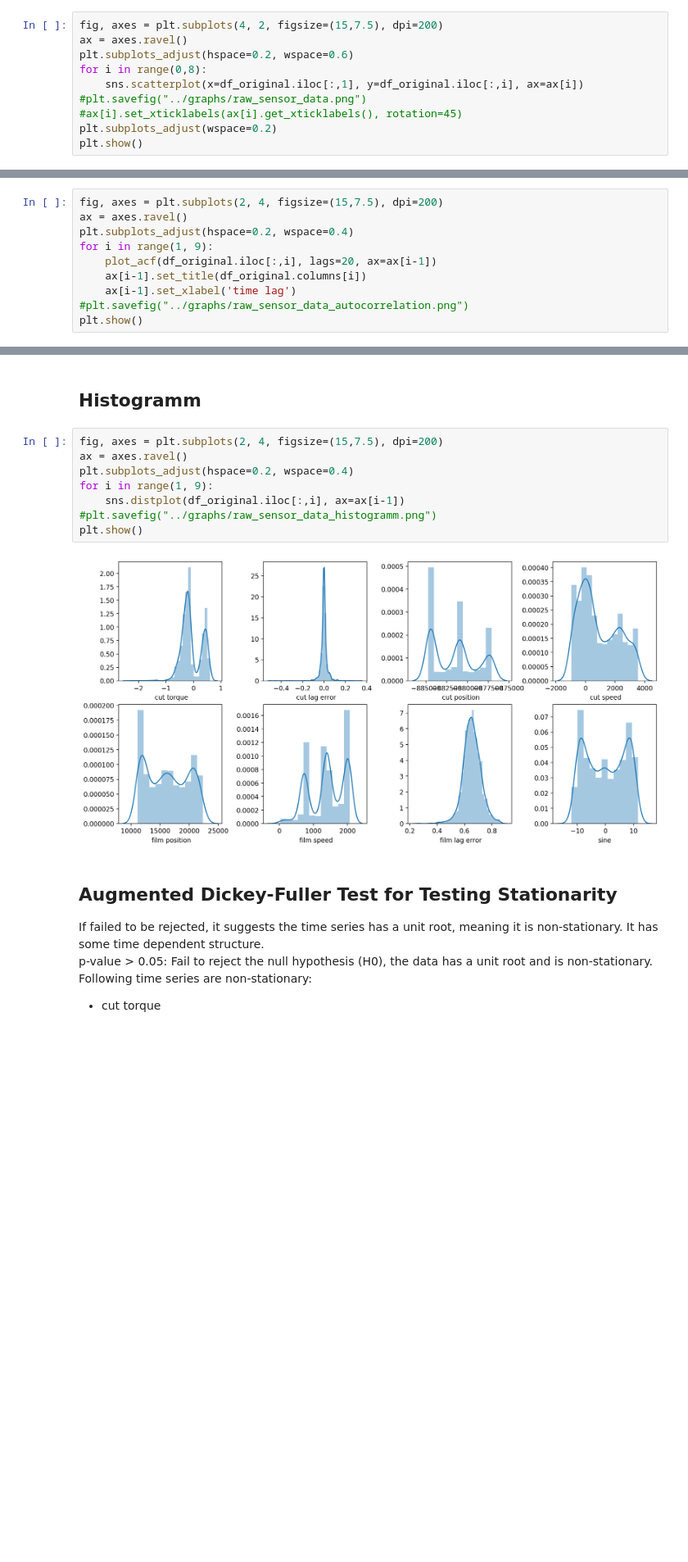
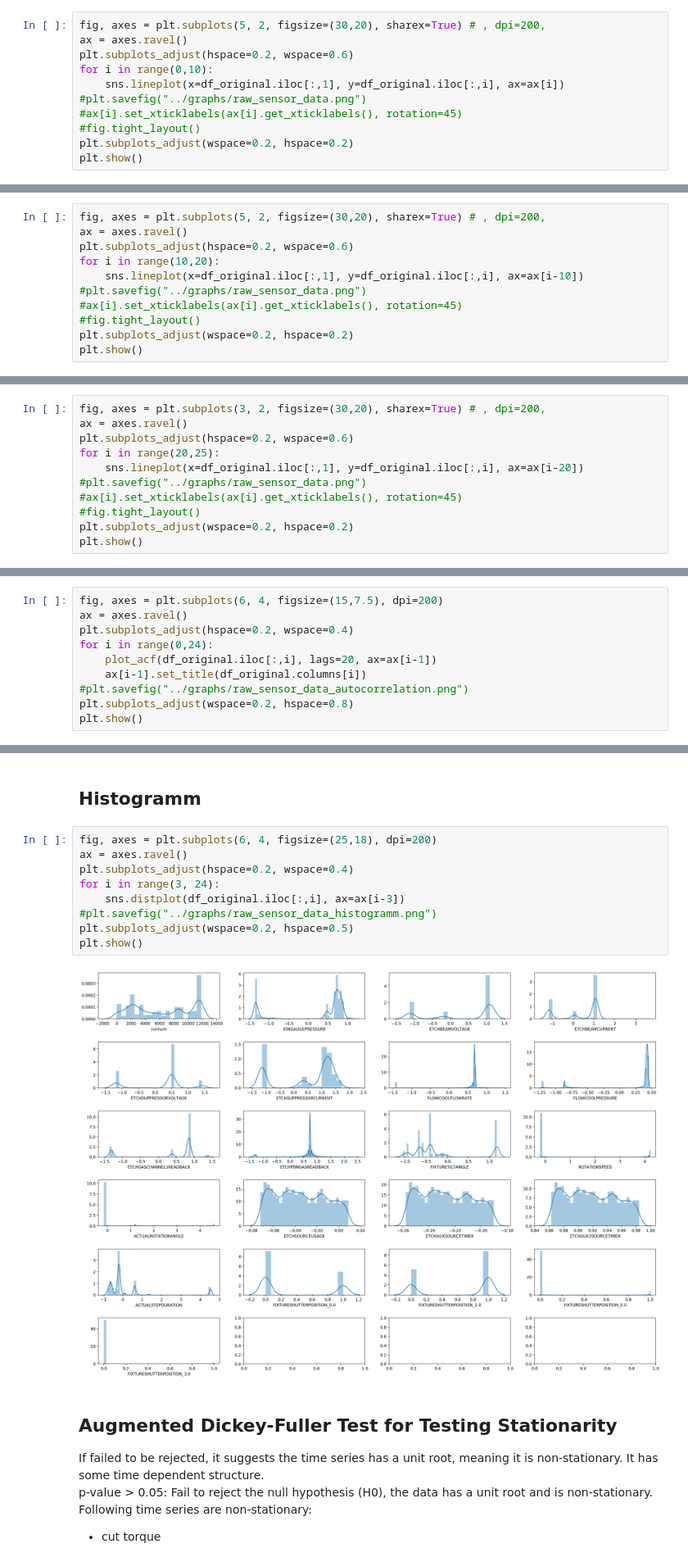
Before and after one commit to carlov93/predictive_maintenance, a Jupyter notebook: src/visualisation/raw_data/raw_sensor_phm.ipynb, the cells around one changed output, grey strips where cells are left out. Shown at 82% size. Saved outputs shown, nothing was run; the diff lists cells and outputs as text; blank space fills up the shorter version.

```diff
--- a/src/visualisation/raw_data/raw_sensor_phm.ipynb
+++ b/src/visualisation/raw_data/raw_sensor_phm.ipynb
@@ -24,11 +39,12 @@ df_original.shape
 # %%
-fig, axes = plt.subplots(4, 2, figsize=(15,7.5), dpi=200)
+fig, axes = plt.subplots(5, 2, figsize=(30,20), sharex=True) # , dpi=200,
 ax = axes.ravel()
 plt.subplots_adjust(hspace=0.2, wspace=0.6)
-for i in range(0,8):
-    sns.scatterplot(x=df_original.iloc[:,1], y=df_original.iloc[:,i], ax=ax[i])
+for i in range(0,10):
+    sns.lineplot(x=df_original.iloc[:,1], y=df_original.iloc[:,i], ax=ax[i])
 #plt.savefig("../graphs/raw_sensor_data.png")
 #ax[i].set_xticklabels(ax[i].get_xticklabels(), rotation=45)
-plt.subplots_adjust(wspace=0.2)
+#fig.tight_layout()
+plt.subplots_adjust(wspace=0.2, hspace=0.2)
 plt.show()
 # %% [output]
@@ -55,0 +52,11 @@ df_original.describe()
+# %%
+fig, axes = plt.subplots(5, 2, figsize=(30,20), sharex=True) # , dpi=200,
+ax = axes.ravel()
+plt.subplots_adjust(hspace=0.2, wspace=0.6)
+for i in range(10,20):
+    sns.lineplot(x=df_original.iloc[:,1], y=df_original.iloc[:,i], ax=ax[i-10])
+#plt.savefig("../graphs/raw_sensor_data.png")
+#ax[i].set_xticklabels(ax[i].get_xticklabels(), rotation=45)
+#fig.tight_layout()
+plt.subplots_adjust(wspace=0.2, hspace=0.2)
+plt.show()
@@ -55,0 +65,11 @@ df_original.describe()
+# %%
+fig, axes = plt.subplots(3, 2, figsize=(30,20), sharex=True) # , dpi=200,
+ax = axes.ravel()
+plt.subplots_adjust(hspace=0.2, wspace=0.6)
+for i in range(20,25):
+    sns.lineplot(x=df_original.iloc[:,1], y=df_original.iloc[:,i], ax=ax[i-20])
+#plt.savefig("../graphs/raw_sensor_data.png")
+#ax[i].set_xticklabels(ax[i].get_xticklabels(), rotation=45)
+#fig.tight_layout()
+plt.subplots_adjust(wspace=0.2, hspace=0.2)
+plt.show()
@@ -73,13 +95,13 @@ plt.show()
 # %% [markdown]
 ## Autocorrelation
 # %%
-fig, axes = plt.subplots(2, 4, figsize=(15,7.5), dpi=200)
+fig, axes = plt.subplots(6, 4, figsize=(15,7.5), dpi=200)
 ax = axes.ravel()
 plt.subplots_adjust(hspace=0.2, wspace=0.4)
-for i in range(1, 9):
+for i in range(0,24):
     plot_acf(df_original.iloc[:,i], lags=20, ax=ax[i-1])
     ax[i-1].set_title(df_original.columns[i])
-    ax[i-1].set_xlabel('time lag')
 #plt.savefig("../graphs/raw_sensor_data_autocorrelation.png")
+plt.subplots_adjust(wspace=0.2, hspace=0.8)
 plt.show()
 # %% [output]
@@ -87,15 +109,16 @@ plt.show()
 # %% [markdown]
 ## Histogramm
 # %%
-fig, axes = plt.subplots(2, 4, figsize=(15,7.5), dpi=200)
+fig, axes = plt.subplots(6, 4, figsize=(25,18), dpi=200)
 ax = axes.ravel()
 plt.subplots_adjust(hspace=0.2, wspace=0.4)
-for i in range(1, 9):
-    sns.distplot(df_original.iloc[:,i], ax=ax[i-1])
+for i in range(3, 24):
+    sns.distplot(df_original.iloc[:,i], ax=ax[i-3])
 #plt.savefig("../graphs/raw_sensor_data_histogramm.png")
+plt.subplots_adjust(wspace=0.2, hspace=0.5)
 plt.show()
 # %% [output]
-[figure, old version]
+[figure, new version]
 # %% [markdown]
 ## Augmented Dickey-Fuller Test for Testing Stationarity
 If failed to be rejected, it suggests the time series has a unit root, meaning it is non-stationary. It has some time dependent structure. <br>
```
Also changed, not shown: parts of 20 cells of this notebook, 4 other files.
